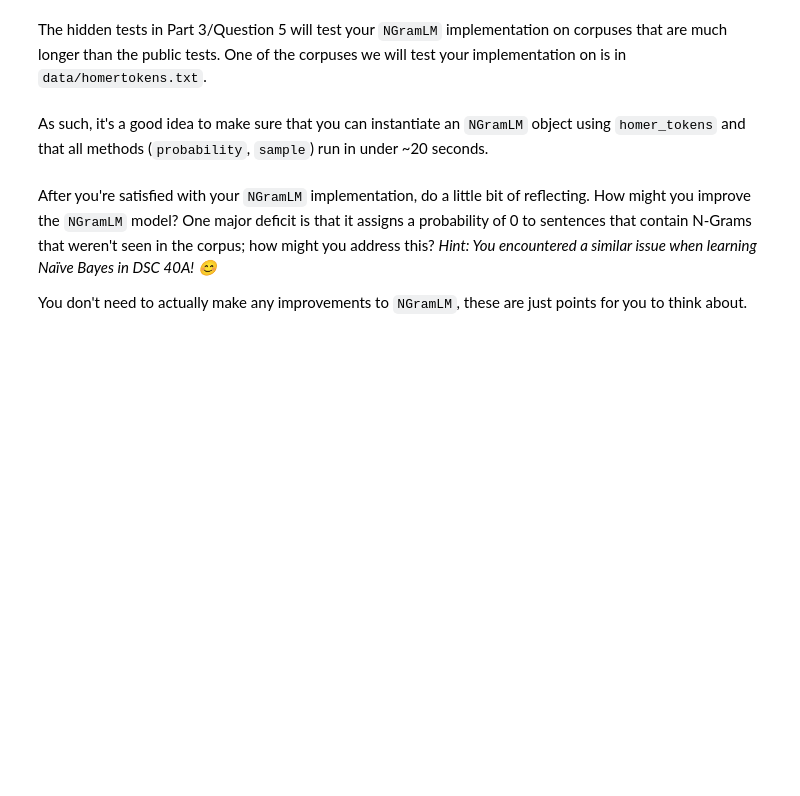
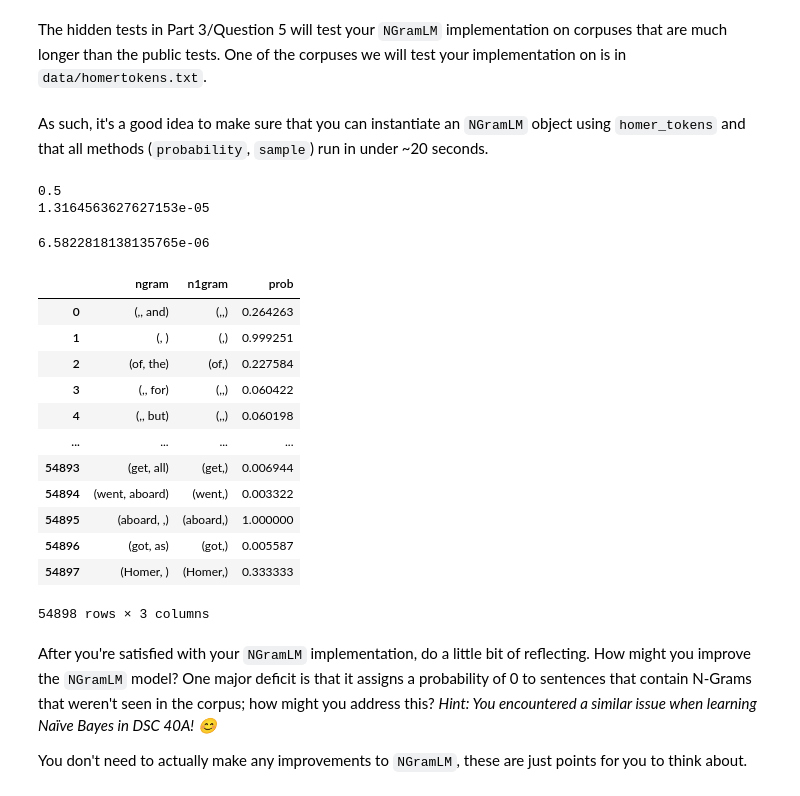
Before and after one commit to ncolebank12/dsc80-2023-sp, a Jupyter notebook: projects/04-language-models/project.ipynb, the cells around one changed output. Saved outputs shown, nothing was run; the diff lists cells and outputs as text; code cells hidden in the pictures; blank space fills up the shorter version.

```diff
--- a/projects/04-language-models/project.ipynb
+++ b/projects/04-language-models/project.ipynb
@@ -773,7 +868,29 @@ homer_tokens = tuple(open('data/homertokens.txt').read().split(' '))
 # %% [markdown]
 As such, it's a good idea to make sure that you can instantiate an `NGramLM` object using `homer_tokens` and that all methods (`probability`, `sample`) run in under ~20 seconds.
 # %%
-# NGramLM(5, homer_tokens)
+homer = NGramLM(5, homer_tokens)
+homer.probability(('flaws', 'in'))
+# %% [output]
+0.5
+1.3164563627627153e-05
+6.5822818138135765e-06
+# %%
+mdl = homer.prev_mdl.prev_mdl.prev_mdl.mdl
+mdl[mdl['ngram'] == ('flaws', 'in')]
+# %% [output]
+|  | ngram | n1gram | prob |
+| 0 | (,, and) | (,,) | 0.264263 |
+| 1 | (, ) | (,) | 0.999251 |
+| 2 | (of, the) | (of,) | 0.227584 |
+| 3 | (,, for) | (,,) | 0.060422 |
+| 4 | (,, but) | (,,) | 0.060198 |
+| ... | ... | ... | ... |
+| 54893 | (get, all) | (get,) | 0.006944 |
+| 54894 | (went, aboard) | (went,) | 0.003322 |
+| 54895 | (aboard, ,) | (aboard,) | 1.000000 |
+| 54896 | (got, as) | (got,) | 0.005587 |
+| 54897 | (Homer, ) | (Homer,) | 0.333333 |
+54898 rows × 3 columns
 # %% [markdown]
 After you're satisfied with your `NGramLM` implementation, do a little bit of reflecting. How might you improve the `NGramLM` model? One major deficit is that it assigns a probability of 0 to sentences that contain N-Grams that weren't seen in the corpus; how might you address this? _Hint: You encountered a similar issue when learning Naïve Bayes in DSC 40A! 😊_
 
```
Also changed, not shown: parts of 14 cells of this notebook, 4 other files.
